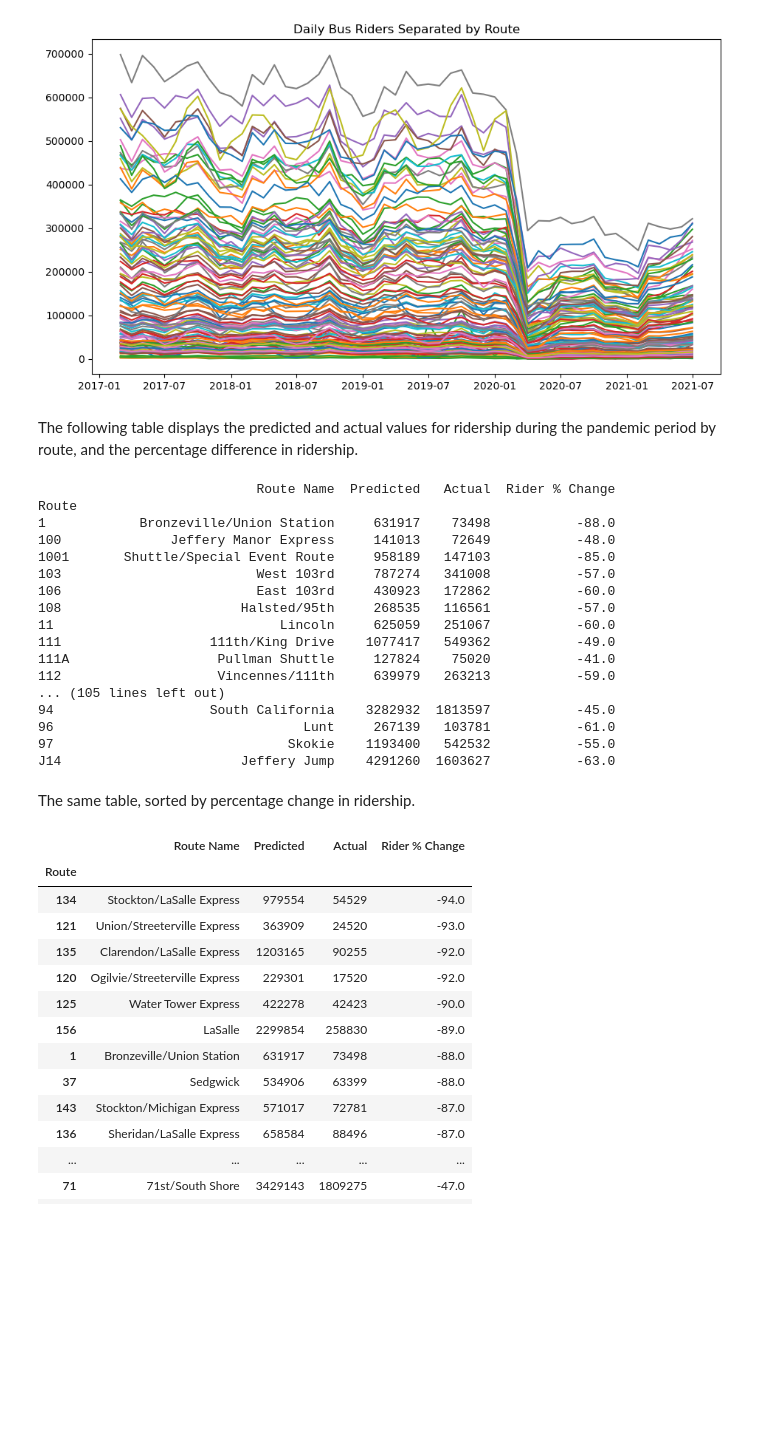
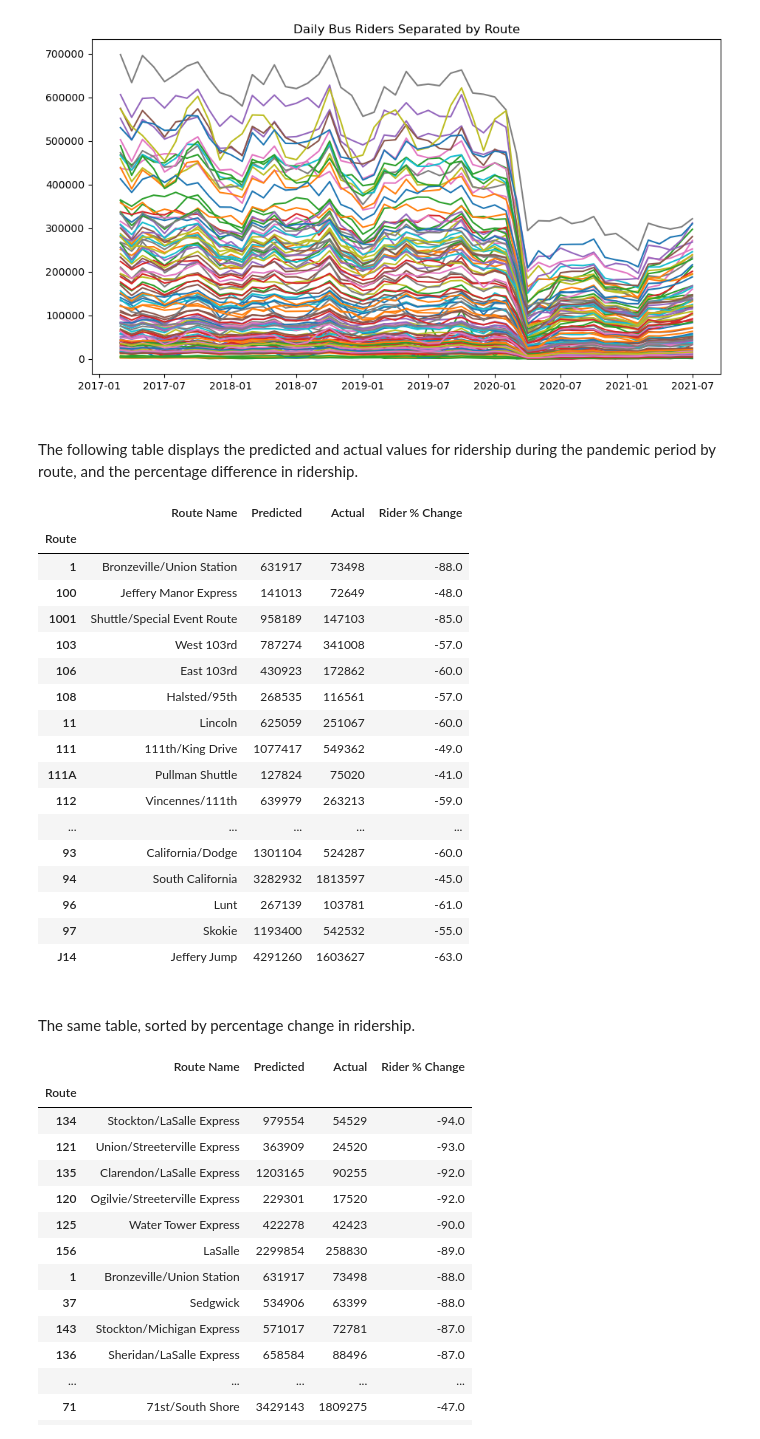
Before and after one commit to jbelian/CTA-Bus-Ridership-Forecasting, a Jupyter notebook: app.ipynb, the cells around one changed output. Cells and saved outputs as stored; diff of their text form; code cells hidden in the pictures; blank space fills up the shorter version.

```diff
--- a/app.ipynb
+++ b/app.ipynb
@@ -211,55 +217,58 @@ for name, group in routes_graph:
 # %% [output]
 [figure]
 # %% [markdown]
+<br>
 The following table displays the predicted and actual values for ridership
 during the pandemic period by route, and the percentage difference
 in ridership.
 # %%
 riders_by_route = routes_df.set_index('date')
 route_diff = []
 
 
 def percentage_change(col1, col2):
     return round(((col2 - col1) / col1) * 100)
 
 
 def route_forecast(route_list):
     for i in route_list:
         route_loc = riders_by_route.loc[riders_by_route['route'] == i]
         routename = route_loc['routename'][0]
         forecast, returned_df = prophet_forecast(route_loc.drop(columns=['route','routename']),year_2020,'MS')
 
         forecast = forecast[['ds','yhat']].set_index('ds')
         returned_df = returned_df.iloc[-16:].set_index('ds')
         forecast = forecast.merge(returned_df, how='inner', left_index=True, right_index=True).sum()
 
         route_diff.append([i, routename, round(forecast['yhat']), round(forecast['y'])])
 
     routes_df2 = pd.DataFrame(route_diff, columns=['Route','Route Name','Predicted','Actual'])
     routes_df2['Rider % Change'] = percentage_change(routes_df2['Predicted'], routes_df2['Actual'])
     return routes_df2
 
 route_df = route_forecast(sorted(routes_df['route'].unique()))
-print(route_df.set_index('Route'))
+display(route_df.set_index('Route'))
 # %% [output]
-                            Route Name  Predicted   Actual  Rider % Change
-Route
-1            Bronzeville/Union Station     631917    73498           -88.0
-100              Jeffery Manor Express     141013    72649           -48.0
-1001       Shuttle/Special Event Route     958189   147103           -85.0
-103                         West 103rd     787274   341008           -57.0
-106                         East 103rd     430923   172862           -60.0
-108                       Halsted/95th     268535   116561           -57.0
-11                             Lincoln     625059   251067           -60.0
-111                   111th/King Drive    1077417   549362           -49.0
-111A                   Pullman Shuttle     127824    75020           -41.0
-112                    Vincennes/111th     639979   263213           -59.0
-... (105 lines left out)
-94                    South California    3282932  1813597           -45.0
-96                                Lunt     267139   103781           -61.0
-97                              Skokie    1193400   542532           -55.0
-J14                       Jeffery Jump    4291260  1603627           -63.0
+|  | Route Name | Predicted | Actual | Rider % Change |
+| Route |  |  |  |  |
+| 1 | Bronzeville/Union Station | 631917 | 73498 | -88.0 |
+| 100 | Jeffery Manor Express | 141013 | 72649 | -48.0 |
+| 1001 | Shuttle/Special Event Route | 958189 | 147103 | -85.0 |
+| 103 | West 103rd | 787274 | 341008 | -57.0 |
+| 106 | East 103rd | 430923 | 172862 | -60.0 |
+| 108 | Halsted/95th | 268535 | 116561 | -57.0 |
+| 11 | Lincoln | 625059 | 251067 | -60.0 |
+| 111 | 111th/King Drive | 1077417 | 549362 | -49.0 |
+| 111A | Pullman Shuttle | 127824 | 75020 | -41.0 |
+| 112 | Vincennes/111th | 639979 | 263213 | -59.0 |
+| ... | ... | ... | ... | ... |
+| 93 | California/Dodge | 1301104 | 524287 | -60.0 |
+| 94 | South California | 3282932 | 1813597 | -45.0 |
+| 96 | Lunt | 267139 | 103781 | -61.0 |
+| 97 | Skokie | 1193400 | 542532 | -55.0 |
+| J14 | Jeffery Jump | 4291260 | 1603627 | -63.0 |
 # %% [markdown]
+<br>
 The same table, sorted by percentage change in ridership.
 # %%
 route_df.sort_values('Rider % Change').set_index('Route')
```
Also changed, not shown: parts of 8 cells of this notebook.
